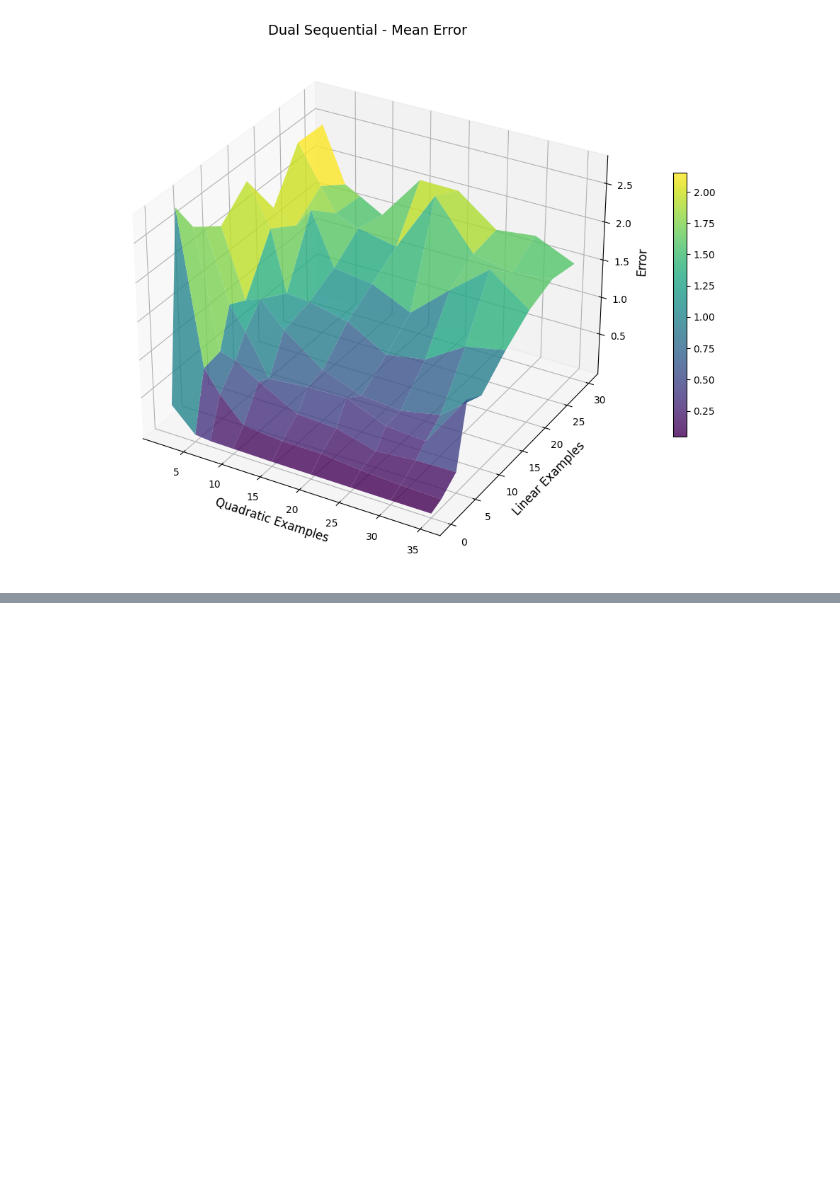
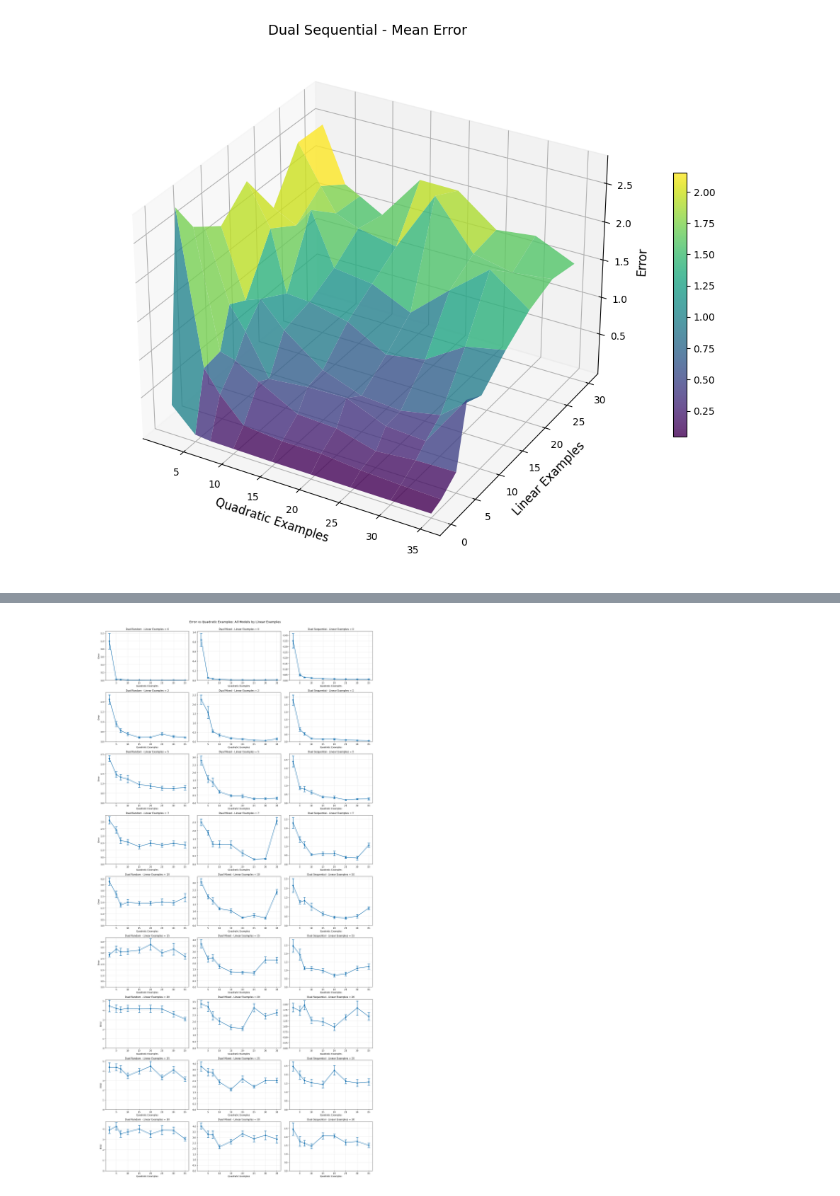
Before and after one commit to nilsvselte/CS182_Project, a Jupyter notebook: src/results.ipynb, the cells around one changed output, grey strips where cells are left out. Cells and saved outputs as stored; diff of their text form; code cells hidden in the pictures; blank space fills up the shorter version.

```diff
--- a/src/results.ipynb
+++ b/src/results.ipynb
@@ -82,0 +189,47 @@ plot_3d_surface(dual_sequential_mean, 'Dual Sequential - Mean Error')
+# %%
+import matplotlib.pyplot as plt
+import numpy as np
+
+# Plot layout: each row = one linear example count, 3 columns = 3 models
+linear_examples = dual_mixed_mean.index.values
+quadratic_examples = dual_mixed_mean.columns.values
+
+n_rows = len(linear_examples)
+n_cols = 3  # One for each model
+
+fig, axes = plt.subplots(n_rows, n_cols, figsize=(18, 4*n_rows))
+
+# If only one row, make sure axes is 2D
+if n_rows == 1:
+    axes = axes.reshape(1, -1)
+
+# Order: dual_random, dual_mixed, dual_sequential
+datasets = [
+    (dual_random_mean, dual_random_sem, 'Dual Random'),
+    (dual_mixed_mean, dual_mixed_sem, 'Dual Mixed'),
+    (dual_sequential_mean, dual_sequential_sem, 'Dual Sequential')
+]
+
+for row_idx, n_linear in enumerate(linear_examples):
+    for col_idx, (mean_df, sem_df, name) in enumerate(datasets):
+        ax = axes[row_idx, col_idx]
+
+        mean_values = mean_df.loc[n_linear].values
+        sem_values = sem_df.loc[n_linear].values
+
+        ax.errorbar(quadratic_examples, mean_values, yerr=sem_values,
+                    marker='o', capsize=5, capthick=2, linewidth=2, markersize=6)
+
+        ax.set_xlabel('Quadratic Examples', fontsize=10)
+        if col_idx == 0:  # Only label y-axis on leftmost plots
+            ax.set_ylabel('Error', fontsize=10)
+        ax.set_title(f'{name} - Linear Examples = {n_linear}', fontsize=11)
+        ax.grid(True, alpha=0.3)
+        ax.set_ylim(bottom=0)  # Start y-axis at 0
+
+plt.suptitle('Error vs Quadratic Examples: All Models by Linear Examples',
+             fontsize=14, y=1.0)
+plt.tight_layout()
+plt.show()
+# %% [output]
+[figure, added]
```
Also changed, not shown: parts of 3 cells of this notebook, 2 other files.
